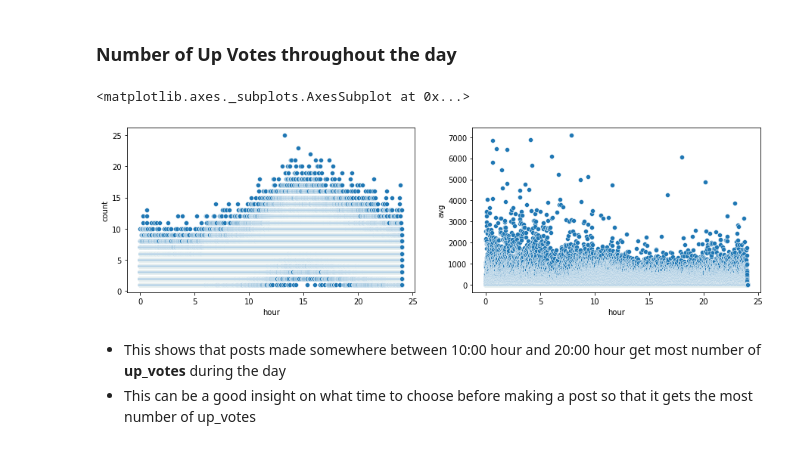
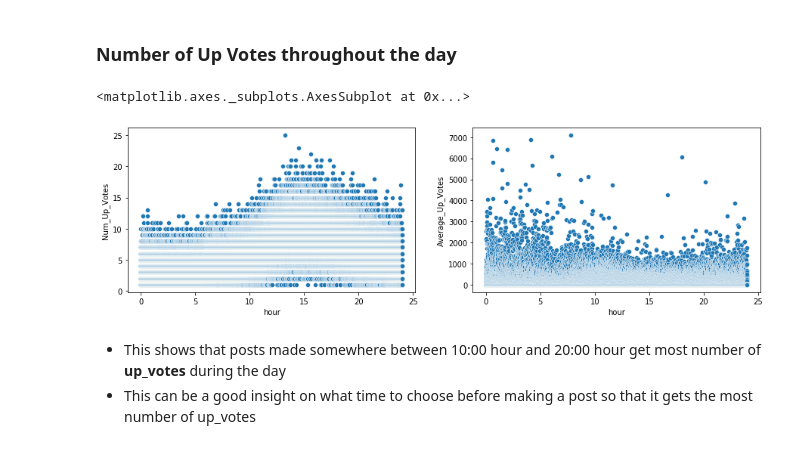
Before and after one commit to asheeshcric/eluvio-challenge, a Jupyter notebook: data_analysis.ipynb, the cells around one changed output. Drawn from its saved outputs; the diff is of its cells as text; code cells hidden in the pictures.

Commit message:
Visualize against time of day

```diff
--- a/data_analysis.ipynb
+++ b/data_analysis.ipynb
@@ -78,13 +78,14 @@ sns.barplot(x='day_of_week',y='avg_upvotes',data=set2, ax=ax[1])
 ### Number of Up Votes throughout the day
 # %%
 f, ax = plt.subplots(1, 2, figsize=(15, 4))
-set3 = data_with_time.groupby('hour').count()['up_votes'].reset_index(name='count')
-sns.scatterplot(x='hour', y='count', data=set3, ax=ax[0])
-set4 = data_with_time.groupby('hour').mean()['up_votes'].reset_index(name='avg')
-sns.scatterplot(x='hour', y='avg', data=set4, ax=ax[1])
+set3 = data_with_time.groupby('hour').count()['up_votes'].reset_index(name='Num_Up_Votes')
+sns.scatterplot(x='hour', y='Num_Up_Votes', data=set3, ax=ax[0])
+
+set4 = data_with_time.groupby('hour').mean()['up_votes'].reset_index(name='Average_Up_Votes')
+sns.scatterplot(x='hour', y='Average_Up_Votes', data=set4, ax=ax[1])
 # %% [output]
 <matplotlib.axes._subplots.AxesSubplot at 0x...>
-[figure, old version]
+[figure, new version]
 # %% [markdown]
 - This shows that posts made somewhere between 10:00 hour and 20:00 hour get most number of **up_votes** during the day
 - This can be a good insight on what time to choose before making a post so that it gets the most number of up_votes
```
Also changed, not shown: parts of 20 cells of this notebook.
